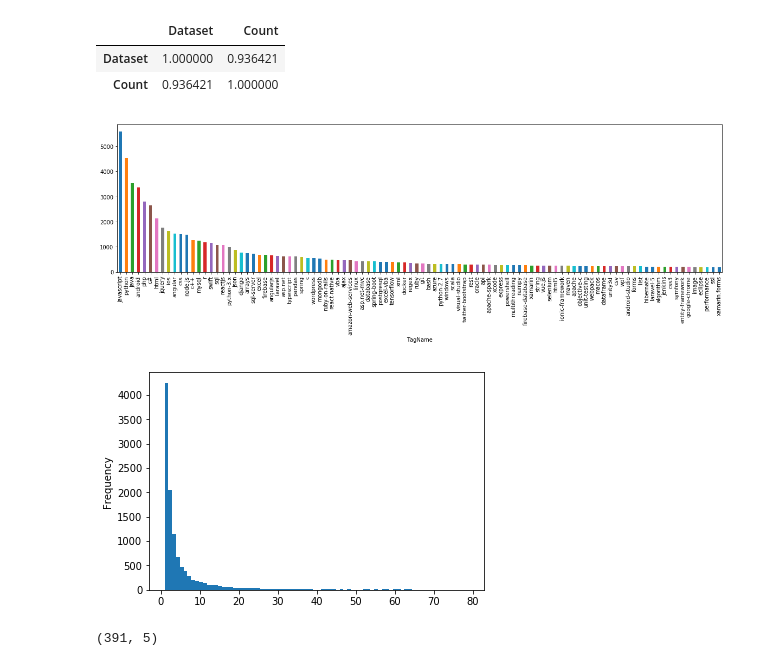
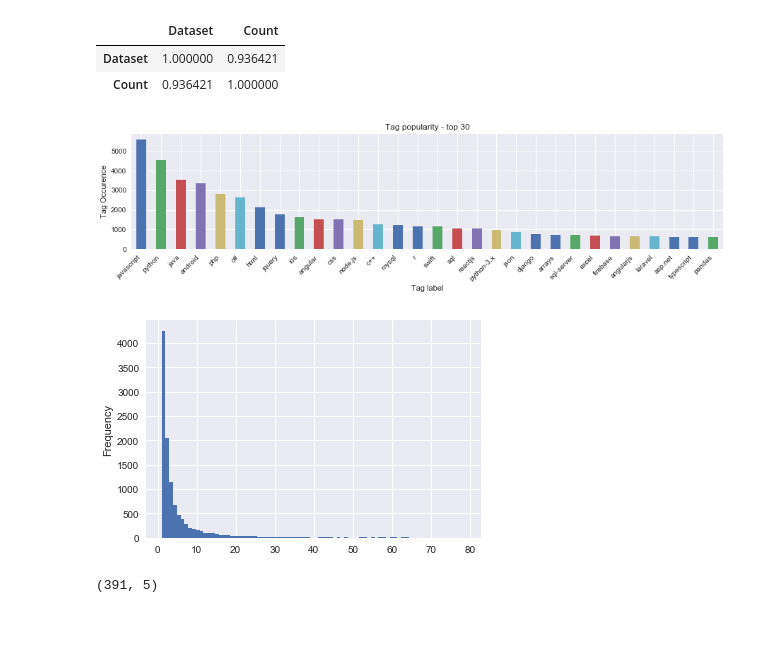
Before and after one commit to rudloffl/Tag-generator-Stackoverflow, a Jupyter notebook: Notebooks/A2 - posts exploration.ipynb, the cells around one changed output. Cells and saved outputs as stored; diff of their text form; code cells hidden in the pictures; blank space fills up the shorter version.

```diff
--- a/Notebooks/A2 - posts exploration.ipynb
+++ b/Notebooks/A2 - posts exploration.ipynb
@@ -17,7 +17,9 @@ import string
 import re, itertools
 import matplotlib.pyplot as plt
 import seaborn as sns
-
+sns.set(style="darkgrid")
+plt.style.use('seaborn-darkgrid')
+from matplotlib.ticker import FormatStrFormatter
 from sklearn.feature_extraction.text import CountVectorizer
 
 from wordcloud import WordCloud
@@ -286,0 +327,4 @@ sns.boxplot(postsdf['LenPText'], sym = '')
+# %%
+#How many words in the Code sample
+postsdf['LenPCode'] = postsdf['PCode'].apply(lambda x:len(x.split(' ')))
+postsdf[['LenPCode', 'PCode']].sort_values('LenPCode', ascending = False).describe()
@@ -329,19 +396,23 @@ df.corr()
 # %%
 df = tagscompdf.copy()
 df.set_index('TagName', inplace = True)
 df = df.sort_values('Dataset', ascending=False)
-df['Dataset'].head(100).plot(kind = 'bar', figsize = (20,5))
+ax = df['Dataset'].head(30).plot(kind = 'bar', figsize = (15,3))
+plt.setp(ax.get_xticklabels(), rotation = 45, ha = 'right')
+plt.title('Tag popularity - top 30', fontsize = 'large')
+plt.xlabel('Tag label')
+plt.ylabel('Tag Occurence')
 plt.show()
 #df['Dataset'].head(30)
 # %% [output]
-[figure, old version]
+[figure, new version]
 # %%
 tagappliedmin = 80
 df = tagscompdf[tagscompdf['Dataset'] <tagappliedmin]
 df['Dataset'].plot(kind = 'hist', bins = tagappliedmin)
 plt.show()
 # %% [output]
-[figure, old version]
+[figure, new version]
 # %%
 tagscompdf[tagscompdf['Dataset'] >=50].shape
 # %% [output]
```
Also changed, not shown: parts of 29 cells of this notebook, 16 other files.
